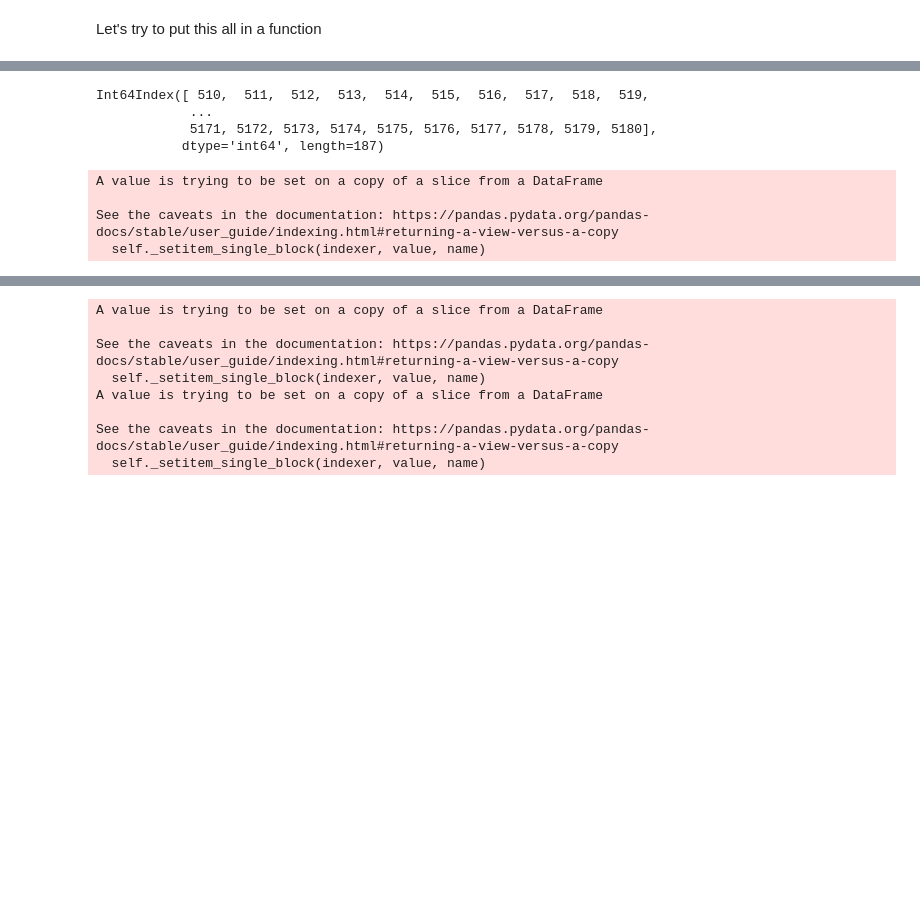
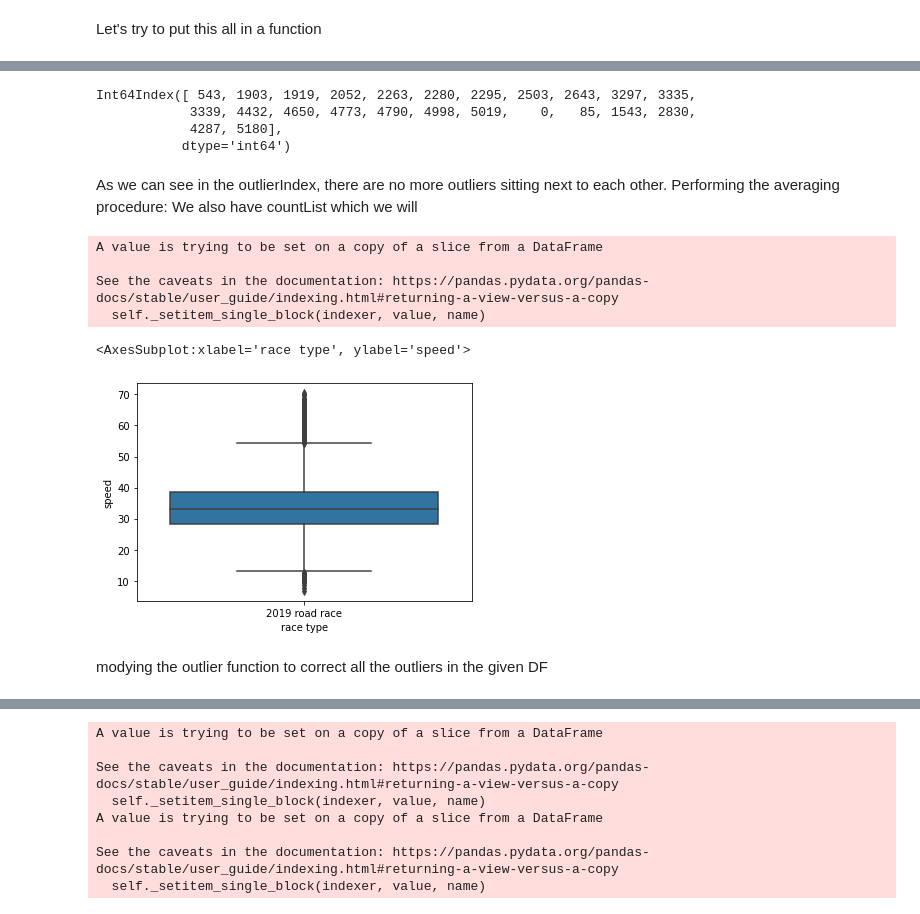
Before and after one commit to MQCOMP2200-S2-2021/Data-Science-Labs, a Jupyter notebook: Portfolio 1.ipynb, the cells around one changed output, grey strips where cells are left out. Saved outputs shown, nothing was run; the diff lists cells and outputs as text; code cells hidden in the pictures; blank space fills up the shorter version.

```diff
--- a/Portfolio 1.ipynb
+++ b/Portfolio 1.ipynb
@@ -707,0 +783,14 @@ def myfn(df):
+# %%
+for i, val  in enumerate(rr19_outlierIndex):
+        print(i, val, rr19_outlierIndex)
+
+        if val == rr19_outlierIndex[-1]:
+            break
+        if i == len(countList):
+            break
+        rr19= rr19.drop(rr19[ rr19_outlierIndex[i]+1 : rr19_outlierIndex[i] + countList[i]].index)
+#         i= i+countList[i]
+        rr19_outlierIndex = rr19_outlierIndex.drop(rr19_outlierIndex[i:i + countList[i]])
+
+
+        continue
@@ -708,3 +815,39 @@ def myfn(df):
+# %%
+rr19_outlierIndexDropped
+# %% [output]
+Int64Index([ 543, 1903, 1919, 2052, 2263, 2280, 2295, 2503, 2643, 3297, 3335,
+            3339, 4432, 4650, 4773, 4790, 4998, 5019,    0,   85, 1543, 2830,
+            4287, 5180],
+           dtype='int64')
+# %% [markdown]
+As we can see in the outlierIndex, there are no more outliers sitting next to each other. Performing the averaging procedure: We also have countList which we will
+# %%
+for i in rr19_outlierIndex:
+#     print(i)
+    v1 = rr19['speed'].iloc[i-2]
+    v2 = rr19['speed'].iloc[i-1]
+    v3 = rr19['speed'].iloc[i+2]
+    v4 = rr19['speed'].iloc[i+3]
+    avg = (v1+v2+v3+v4)/4
+
+    rr19['speed'].iloc[i] = avg
+#     print(v1)
+#     print(rr16['speed'].iloc[i-2:i+3], f'avg: {avg}')
+#     print(avg)
+# %% [output]
+A value is trying to be set on a copy of a slice from a DataFrame
+
+See the caveats in the documentation: https://pandas.pydata.org/pandas-docs/stable/user_guide/indexing.html#returning-a-view-versus-a-copy
+  self._setitem_single_block(indexer, value, name)
+# %%
+# plt.figure(figsize=(15,8))
+
+sns.boxplot(x='race type', y='speed', data= rr19)
+# %% [output]
+<AxesSubplot:xlabel='race type', ylabel='speed'>
+[figure, added]
+# %% [markdown]
+modying the outlier function to correct all the outliers in the given DF
 # %%
 def speedOutliersFn(myDF):
     # Determining q3, q1 and IQR
@@ -737,14 +880,3 @@ def speedOutliersFn(myDF):
 #         print(myDF['speed'].iloc[i-2:i+3])
 
     return  myDF , outliersIndex
-# %%
-rr19_clean, rr19_outlierIndex = speedOutliersFn(rr19)
-# %% [output]
-Int64Index([ 510,  511,  512,  513,  514,  515,  516,  517,  518,  519,
-            ...
-            5171, 5172, 5173, 5174, 5175, 5176, 5177, 5178, 5179, 5180],
-           dtype='int64', length=187)
-A value is trying to be set on a copy of a slice from a DataFrame
-
-See the caveats in the documentation: https://pandas.pydata.org/pandas-docs/stable/user_guide/indexing.html#returning-a-view-versus-a-copy
-  self._setitem_single_block(indexer, value, name)
```
Also changed, not shown: parts of 34 cells of this notebook, 4 other files.
